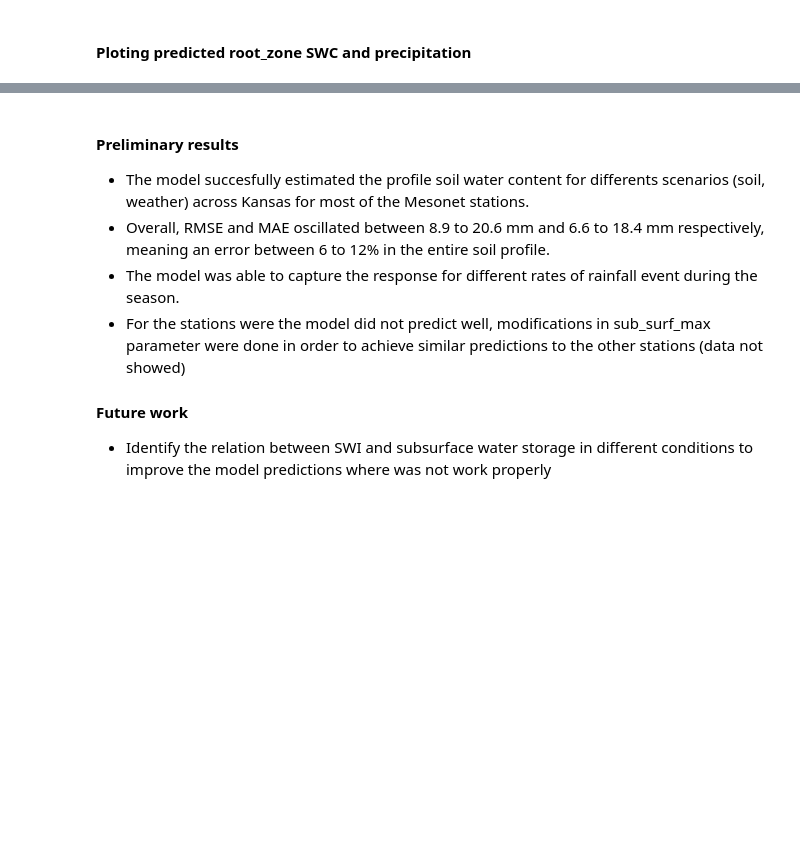
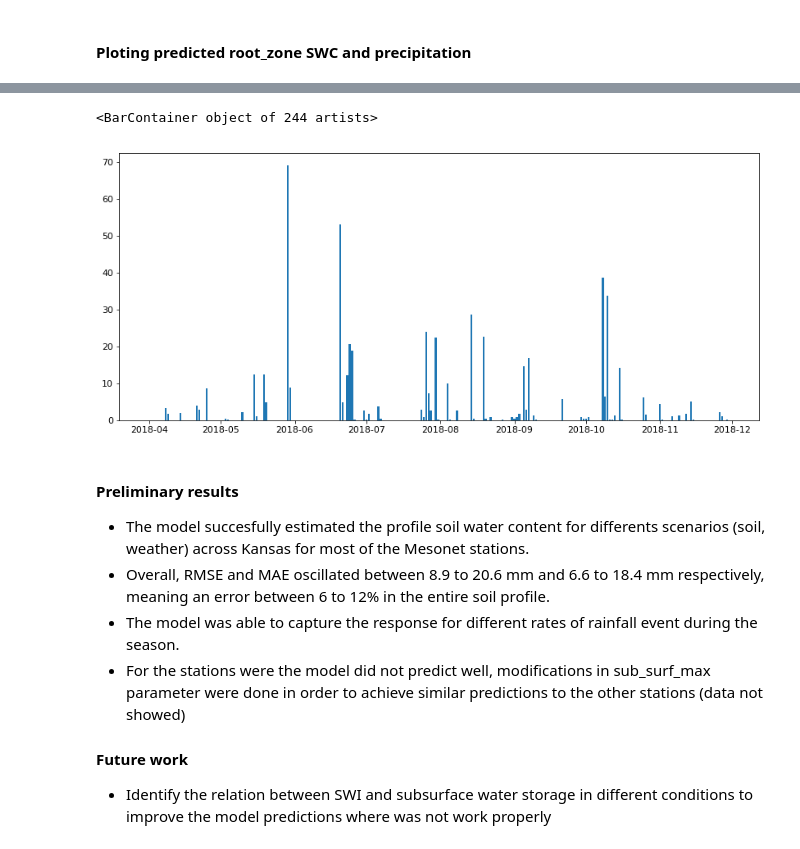
Before and after one commit to mnajjartabar/project, a Jupyter notebook: 2nd_report_SWI.ipynb, the cells around one changed output, grey strips where cells are left out. Saved outputs shown, nothing was run; the diff lists cells and outputs as text; code cells hidden in the pictures; blank space fills up the shorter version.

```diff
--- a/2nd_report_SWI.ipynb
+++ b/2nd_report_SWI.ipynb
@@ -186,3 +159,10 @@ plt.show()
+# %%
+plt.figure(figsize=(14,6))
+
+plt.bar(dates,mesonet_data.PRECIP)
+# %% [output]
+<BarContainer object of 244 artists>
+[figure, added]
 # %% [markdown]
 #### Preliminary results
 
```
Also changed, not shown: parts of 7 cells of this notebook, 5 other files.
